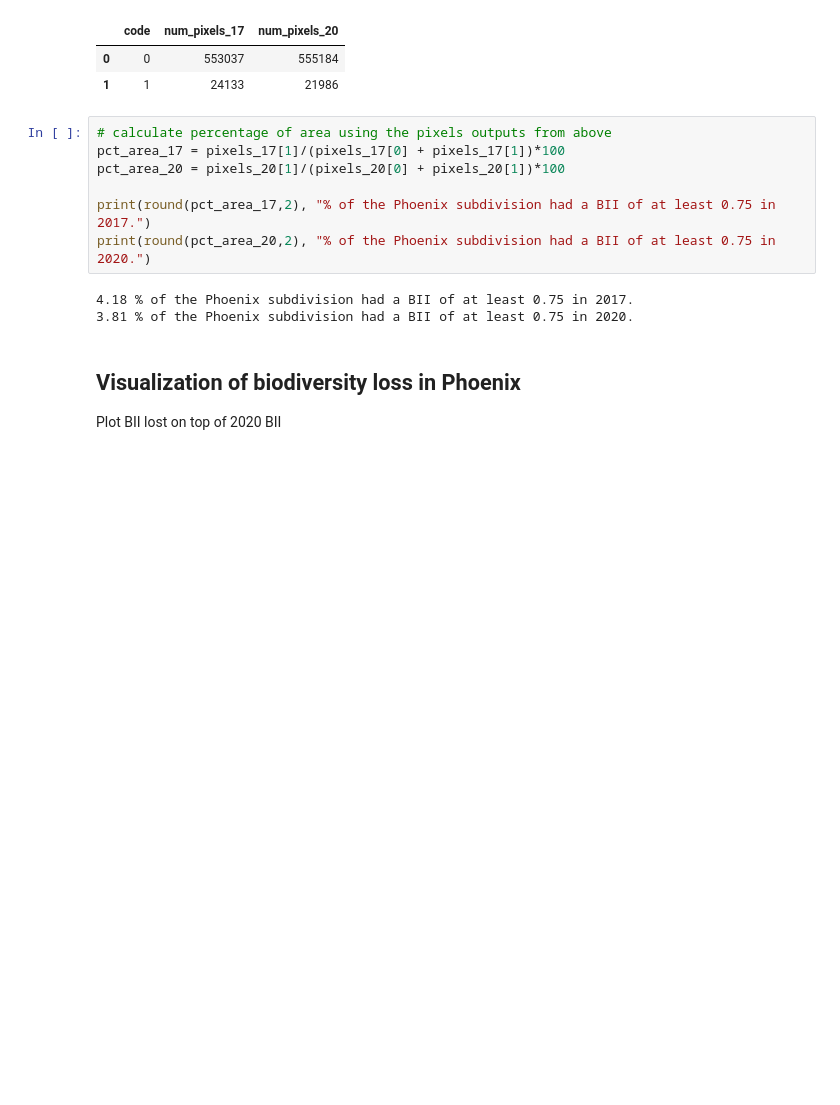
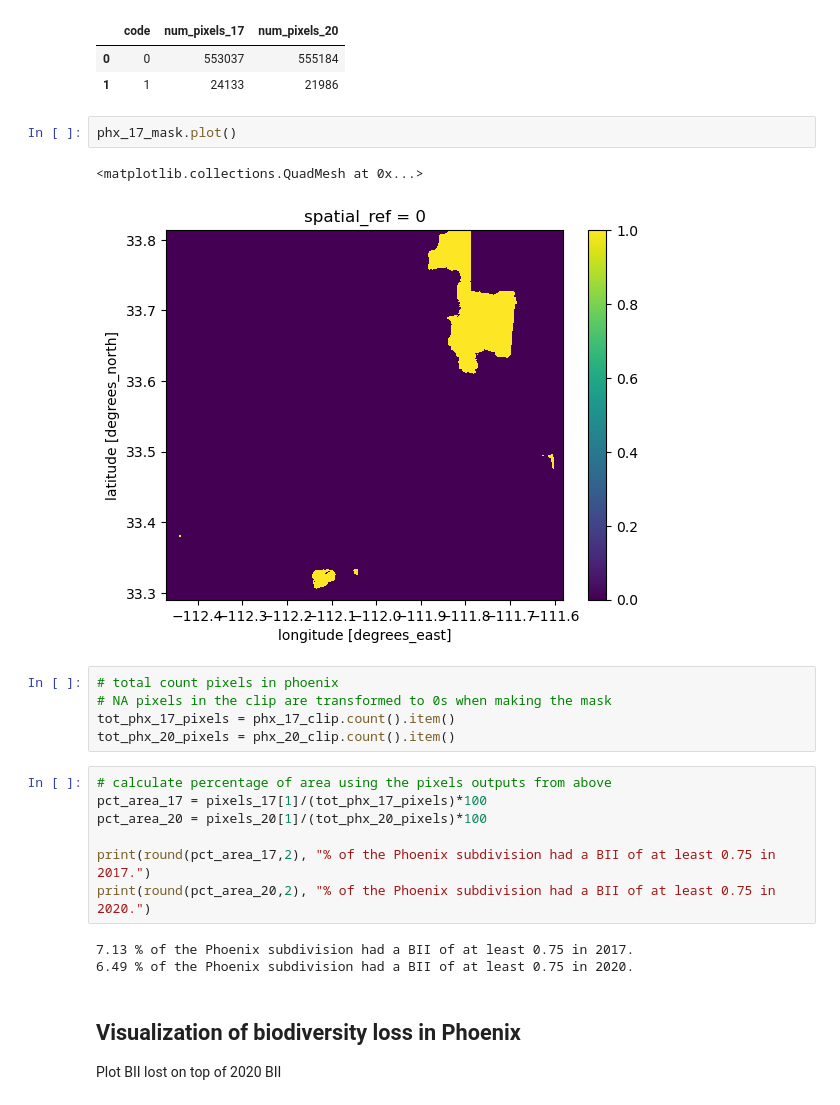
Before and after one commit to amandaherbst/eds220-phx-biodiversity-loss, a Jupyter notebook: phx-bii-change.ipynb, the cells around one changed output. Cells and saved outputs as stored; diff of their text form; blank space fills up the shorter version.

```diff
--- a/phx-bii-change.ipynb
+++ b/phx-bii-change.ipynb
@@ -168,16 +164,26 @@ pix_counts
 |  | code | num_pixels_17 | num_pixels_20 |
 | 0 | 0 | 553037 | 555184 |
 | 1 | 1 | 24133 | 21986 |
+# %%
+phx_17_mask.plot()
+# %% [output]
+<matplotlib.collections.QuadMesh at 0x...>
+[figure, added]
+# %%
+# total count pixels in phoenix
+# NA pixels in the clip are transformed to 0s when making the mask
+tot_phx_17_pixels = phx_17_clip.count().item()
+tot_phx_20_pixels = phx_20_clip.count().item()
 # %%
 # calculate percentage of area using the pixels outputs from above
-pct_area_17 = pixels_17[1]/(pixels_17[0] + pixels_17[1])*100
-pct_area_20 = pixels_20[1]/(pixels_20[0] + pixels_20[1])*100
+pct_area_17 = pixels_17[1]/(tot_phx_17_pixels)*100
+pct_area_20 = pixels_20[1]/(tot_phx_20_pixels)*100
 
 print(round(pct_area_17,2), "% of the Phoenix subdivision had a BII of at least 0.75 in 2017.")
 print(round(pct_area_20,2), "% of the Phoenix subdivision had a BII of at least 0.75 in 2020.")
 # %% [output]
-4.18 % of the Phoenix subdivision had a BII of at least 0.75 in 2017.
-3.81 % of the Phoenix subdivision had a BII of at least 0.75 in 2020.
+7.13 % of the Phoenix subdivision had a BII of at least 0.75 in 2017.
+6.49 % of the Phoenix subdivision had a BII of at least 0.75 in 2020.
 # %% [markdown]
 ## Visualization of biodiversity loss in Phoenix
 
```
Also changed, not shown: parts of 5 cells of this notebook.
